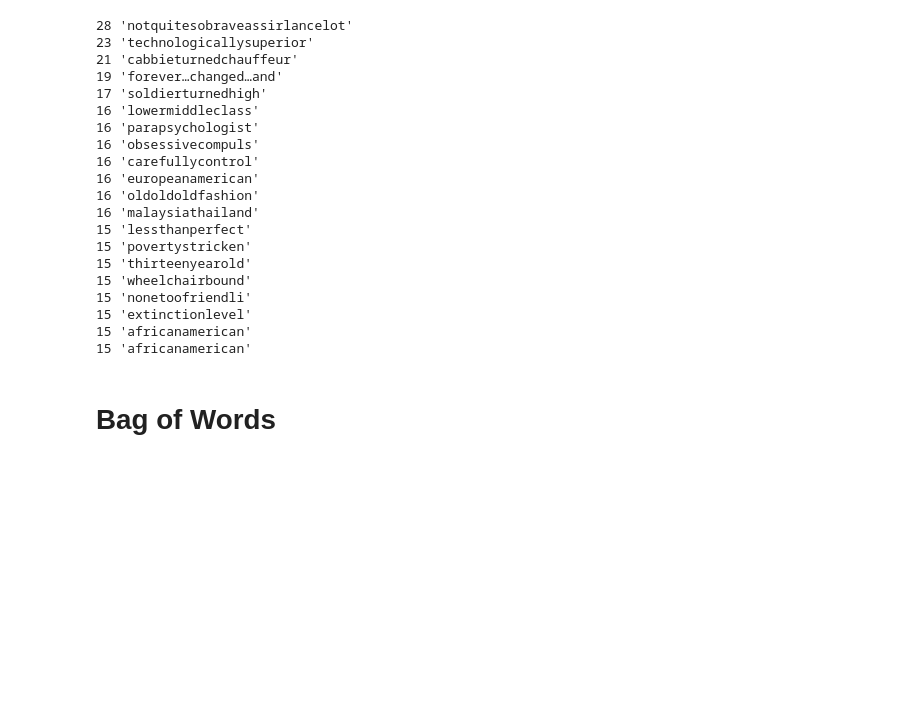
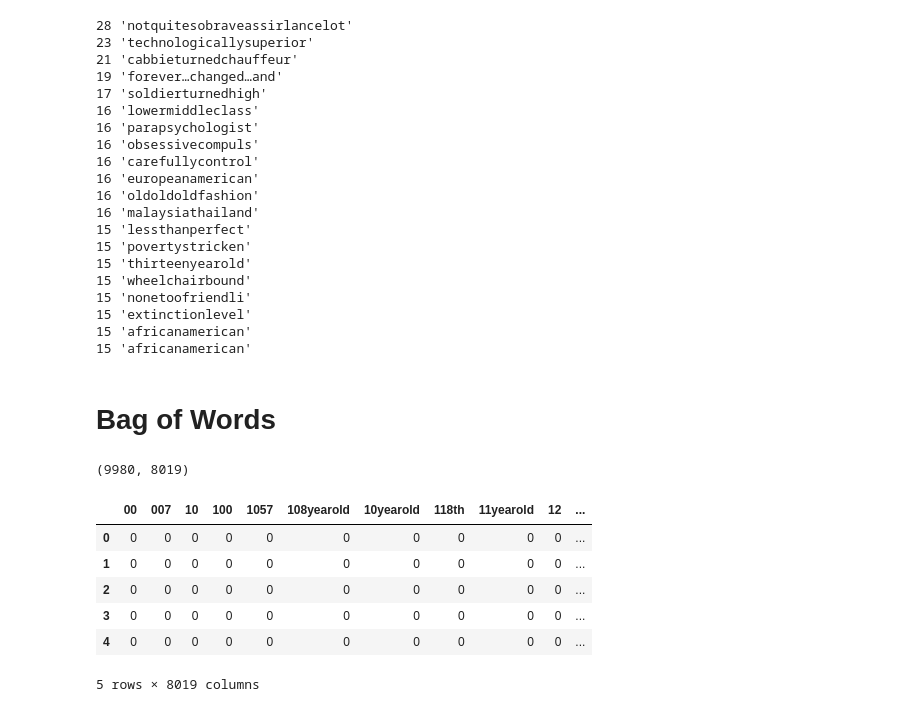
Before and after one commit to himanshukr72/NLP, a Jupyter notebook: notebooks/text_prosessing.ipynb, the cells around one changed output. Saved outputs shown, nothing was run; the diff lists cells and outputs as text; code cells hidden in the pictures; blank space fills up the shorter version.

```diff
--- a/notebooks/text_prosessing.ipynb
+++ b/notebooks/text_prosessing.ipynb
@@ -444,6 +444,30 @@ for token in long_tokens[:20]:
 # %%
 from sklearn.feature_extraction.text import CountVectorizer
 
+# Convert token lists into strings
+text_for_bow = text.apply(lambda x: ' '.join(x))
+
+# Create CountVectorizer
 cv = CountVectorizer()
 
-bow_matrix = cv.fit_transform(text)
+# Create BoW matrix
+bow_matrix = cv.fit_transform(text_for_bow)
+
+# Convert to DataFrame
+bow_df = pd.DataFrame(
+    bow_matrix.toarray(),
+    columns=cv.get_feature_names_out(),
+    index=text.index
+)
+
+print(bow_df.shape)
+bow_df.head()
+# %% [output]
+(9980, 8019)
+|  | 00 | 007 | 10 | 100 | 1057 | 108yearold | 10yearold | 118th | 11yearold | 12 | ... |
+| 0 | 0 | 0 | 0 | 0 | 0 | 0 | 0 | 0 | 0 | 0 | ... |
+| 1 | 0 | 0 | 0 | 0 | 0 | 0 | 0 | 0 | 0 | 0 | ... |
+| 2 | 0 | 0 | 0 | 0 | 0 | 0 | 0 | 0 | 0 | 0 | ... |
+| 3 | 0 | 0 | 0 | 0 | 0 | 0 | 0 | 0 | 0 | 0 | ... |
+| 4 | 0 | 0 | 0 | 0 | 0 | 0 | 0 | 0 | 0 | 0 | ... |
+5 rows × 8019 columns
```
Also changed, not shown: parts of 11 cells of this notebook.
